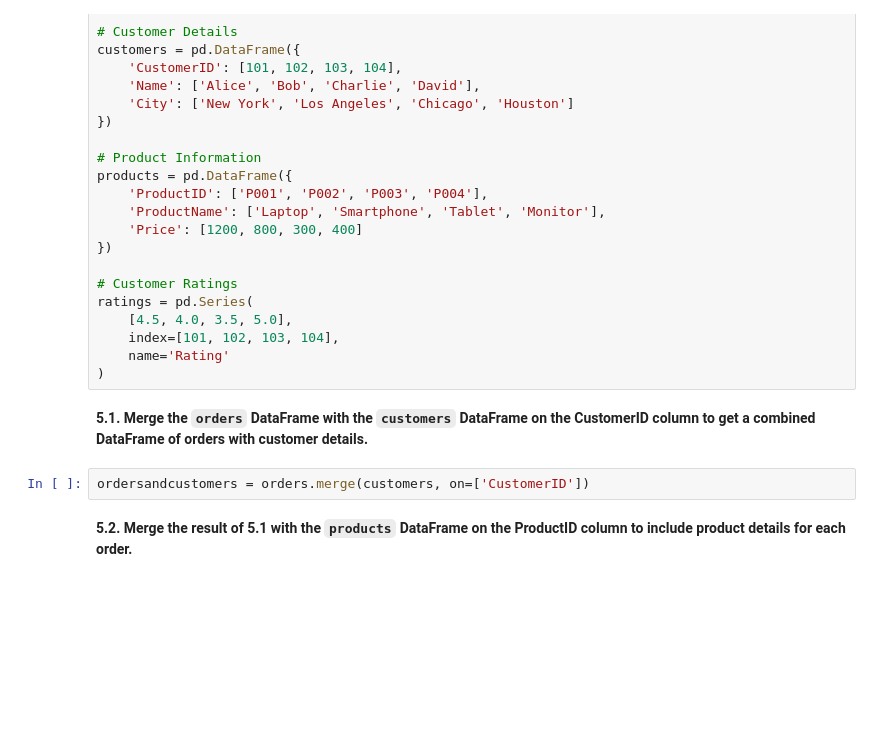
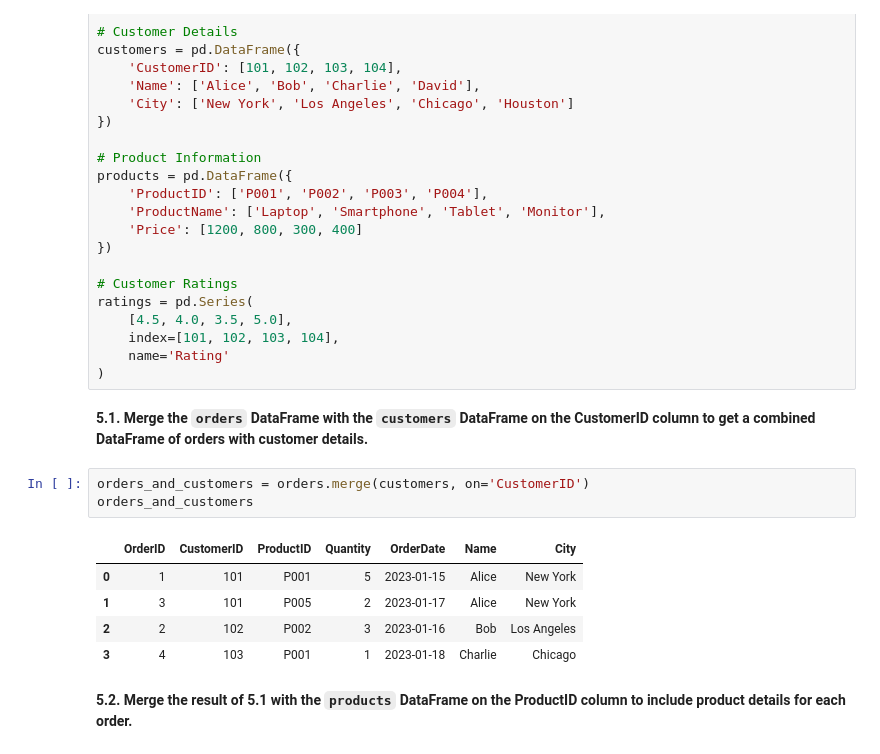
Before and after one commit to ConorJones05/STOR_320, a Jupyter notebook: week_7/Lab5.ipynb, the cells around one changed output. Drawn from its saved outputs; the diff is of its cells as text; blank space fills up the shorter version.

```diff
--- a/week_7/Lab5.ipynb
+++ b/week_7/Lab5.ipynb
@@ -99,7 +112,14 @@ ratings = pd.Series(
 # %% [markdown]
 **5.1. Merge the `orders` DataFrame with the `customers` DataFrame on the CustomerID column to get a combined DataFrame of orders with customer details.**
 # %%
-ordersandcustomers = orders.merge(customers, on=['CustomerID'])
+orders_and_customers = orders.merge(customers, on='CustomerID')
+orders_and_customers
+# %% [output]
+|  | OrderID | CustomerID | ProductID | Quantity | OrderDate | Name | City |
+| 0 | 1 | 101 | P001 | 5 | 2023-01-15 | Alice | New York |
+| 1 | 3 | 101 | P005 | 2 | 2023-01-17 | Alice | New York |
+| 2 | 2 | 102 | P002 | 3 | 2023-01-16 | Bob | Los Angeles |
+| 3 | 4 | 103 | P001 | 1 | 2023-01-18 | Charlie | Chicago |
 # %% [markdown]
 **5.2. Merge the result of 5.1 with the `products` DataFrame on the ProductID column to include product details for each order.**
 # %%
```
Also changed, not shown: parts of 11 cells of this notebook, 13 other files.
